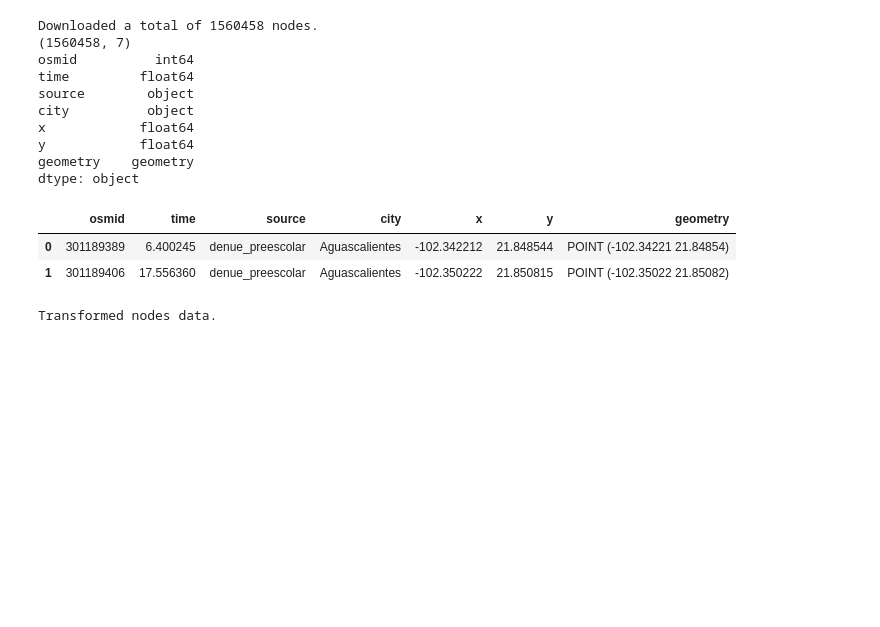
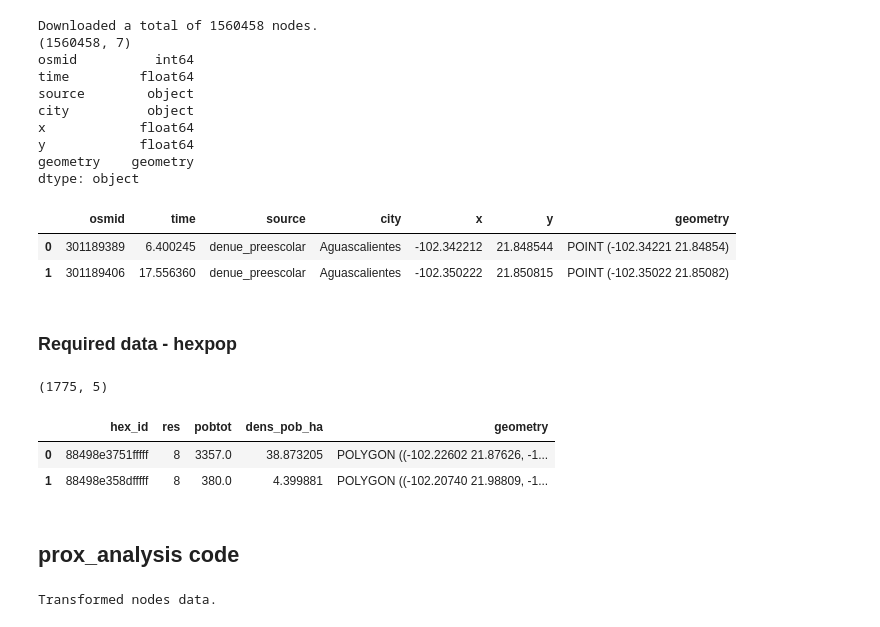
Before and after one commit to Observatorio-Ciudades/accesibilidad-urbana, a Jupyter notebook: notebooks/proximity_analysis_latam/prox 04 prox_analysis [Script 15_15-min-cities].ipynb, the cells around one changed output. Cells and saved outputs as stored; diff of their text form; code cells hidden in the pictures; blank space fills up the shorter version.

```diff
--- a/notebooks/proximity_analysis_latam/prox 04 prox_analysis [Script 15_15-min-cities].ipynb
+++ b/notebooks/proximity_analysis_latam/prox 04 prox_analysis [Script 15_15-min-cities].ipynb
@@ -83,3 +83,5 @@ dtype: object
 |  | osmid | time | source | city | x | y | geometry |
 | 0 | 301189389 | 6.400245 | denue_preescolar | Aguascalientes | -102.342212 | 21.848544 | POINT (-102.34221 21.84854) |
 | 1 | 301189406 | 17.556360 | denue_preescolar | Aguascalientes | -102.350222 | 21.850815 | POINT (-102.35022 21.85082) |
+# %% [markdown]
+### Required data - hexpop
@@ -86,3 +92,16 @@ dtype: object
+# %%
+hex_socio_gdf = gpd.read_file('../../data/external/temporal_fromjupyter/hex_pop.gpkg')
+# %%
+#Show
+print(hex_socio_gdf.shape)
+hex_socio_gdf.head(2)
+# %% [output]
+(1775, 5)
+|  | hex_id | res | pobtot | dens_pob_ha | geometry |
+| 0 | 88498e3751fffff | 8 | 3357.0 | 38.873205 | POLYGON ((-102.22602 21.87626, -1... |
+| 1 | 88498e358dfffff | 8 | 380.0 | 4.399881 | POLYGON ((-102.20740 21.98809, -1... |
+# %% [markdown]
+## prox_analysis code
 # %%
 nodes = nodes_sources.copy()
 
```
Also changed, not shown: parts of 3 cells of this notebook.
